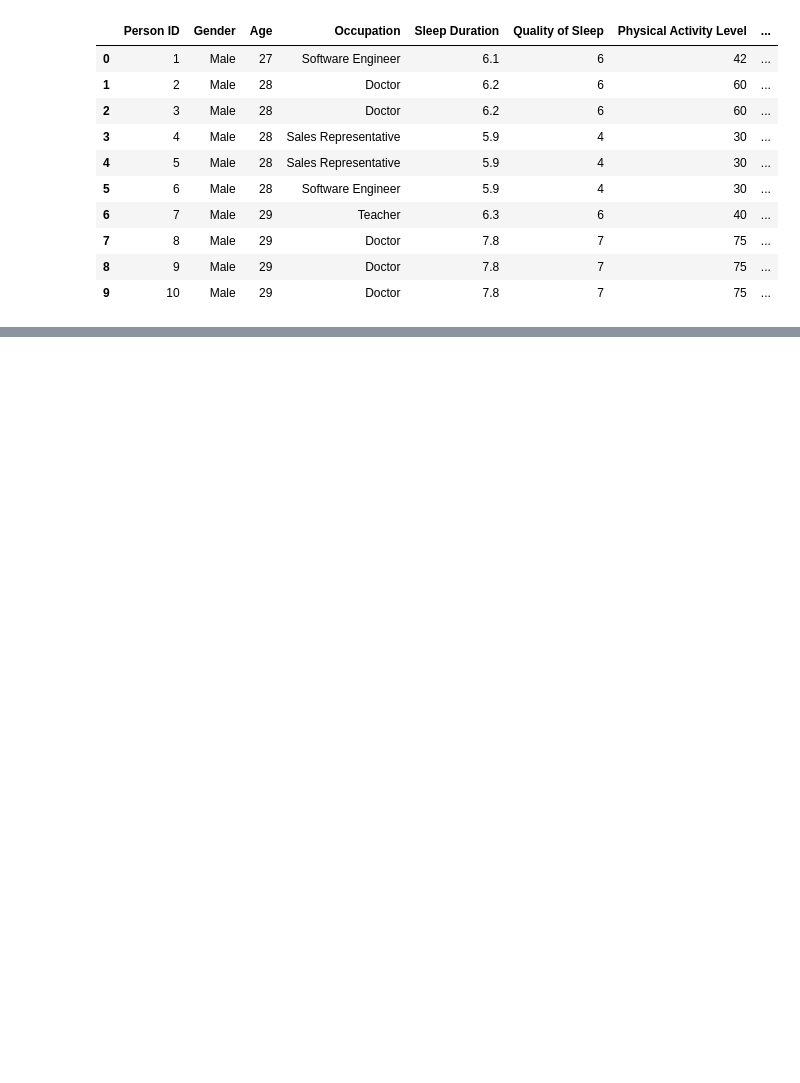
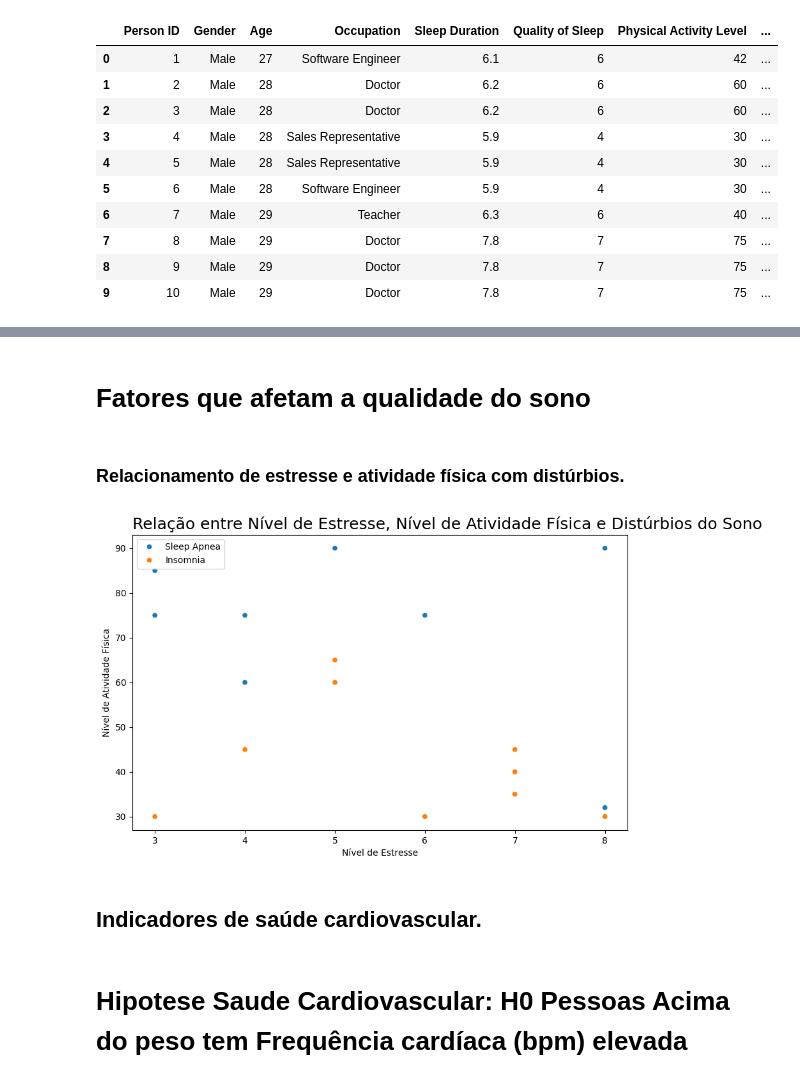
Before and after one commit to AndrielHenrique/Analise-de-Dados, a Jupyter notebook: base02.ipynb, the cells around one changed output, grey strips where cells are left out. Saved outputs shown, nothing was run; the diff lists cells and outputs as text; code cells hidden in the pictures; blank space fills up the shorter version.

```diff
--- a/base02.ipynb
+++ b/base02.ipynb
@@ -36,0 +204,19 @@ df.head(10)
+# %% [markdown]
+# Fatores que afetam a qualidade do sono
+# %% [markdown]
+### Relacionamento de estresse e atividade física com distúrbios.
+# %%
+# Analisando a relação entre estresse, atividade física e distúrbios do sono
+plt.figure(figsize=(10, 6))
+sns.scatterplot(data=df, x='Stress Level', y='Physical Activity Level', hue='Sleep Disorder', legend=True)
+plt.title('Relação entre Nível de Estresse, Nível de Atividade Física e Distúrbios do Sono', loc='left', fontsize=18)
+plt.xlabel('Nível de Estresse')
+plt.ylabel('Nível de Atividade Física')
+plt.legend(loc='best')
+plt.show()
+# %% [output]
+[figure, added]
+# %% [markdown]
+## Indicadores de saúde cardiovascular.
+# %% [markdown]
+# Hipotese Saude Cardiovascular: H0 Pessoas Acima do peso tem Frequência cardíaca (bpm) elevada
```
Also changed, not shown: parts of 22 cells of this notebook.
